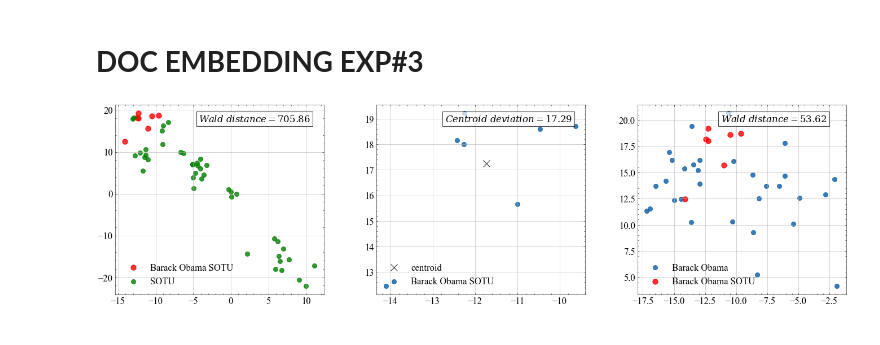
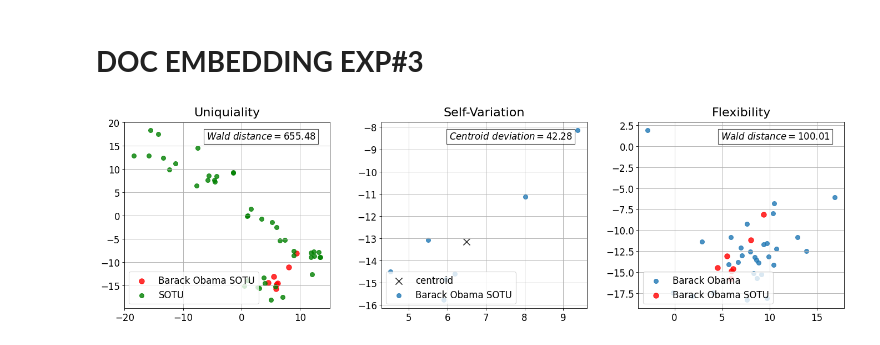
Before and after one commit to ShiyangLai/Political-Speech-Deep-Learning-Final-Project, a Jupyter notebook: notebook/word_embedding.ipynb, the cells around one changed output. Saved outputs shown, nothing was run; the diff lists cells and outputs as text; code cells hidden in the pictures.

Commit message:
visualization

```diff
--- a/notebook/word_embedding.ipynb
+++ b/notebook/word_embedding.ipynb
@@ -96,17 +96,17 @@ plt.show()
 # encode president names to numbers
 presidents_names = list(set(speech.President.values))
 labels = [presidents_names.index(name) for name in speech.President.values]
-fig, axis = plt.subplots(4, 4, figsize=(20, 15), dpi=80)
-cmap = cm.get_cmap('tab20b')
-colors = cmap.colors
-for i, president_name in enumerate(presidents_names):
-    x_index = speech[speech.President == president_name].index.values
-    axis[i//4, i%4].set_title(president_name, loc = 'left', fontsize=20, pad=12, fontweight ="bold")
-    axis[i//4, i%4].scatter(tsneDoc[x_index, 0], tsneDoc[x_index, 1], color=colors[i], s=30, alpha=0.8, label=president_name)
-    axis[i//4, i%4].tick_params(axis='both', which='major', labelsize=12)
-    axis[i//4, i%4].grid()
-    if i == 15:
-        break
+# fig, axis = plt.subplots(4, 4, figsize=(20, 15), dpi=80)
+# cmap = cm.get_cmap('tab20b')
+# colors = cmap.colors
+# for i, president_name in enumerate(presidents_names):
+#     x_index = speech[speech.President == president_name].index.values
+#     axis[i//4, i%4].set_title(president_name, loc = 'left', fontsize=20, pad=12, fontweight ="bold")
+#     axis[i//4, i%4].scatter(tsneDoc[x_index, 0], tsneDoc[x_index, 1], color=colors[i], s=30, alpha=0.8, label=president_name)
+#     axis[i//4, i%4].tick_params(axis='both', which='major', labelsize=12)
+#     axis[i//4, i%4].grid()
+#     if i == 15:
+#         break
 
-plt.subplots_adjust(left=0, bottom=0.1, right=0.9, top=0.8, wspace=0.25, hspace=0.25)
-plt.show()
+# plt.subplots_adjust(left=0, bottom=0.1, right=0.9, top=0.8, wspace=0.25, hspace=0.25)
+# plt.show()
@@ -392,14 +390,17 @@ congress_g = adj_to_graph(congress_net)
 # __DOC EMBEDDING EXP#3__
 # %%
 # import bert embedding
-bert_embedding = pd.read_csv('../dataset/president_Bert_embeddings.csv', index_col=0)
+bert_embedding = pd.read_csv('../dataset/president_Bert_embeddings_2.csv', index_col=0)
 bert_embedding = bert_embedding[bert_embedding.President.isin(focal_presidents) & bert_embedding.Context.isin(focal_topics)]
 bert_embedding.reset_index(inplace=True, drop=True)
 tsneDoc = sklearn.manifold.TSNE(n_components=2).fit_transform(bert_embedding.values[:, :-2])
 # %%
 #
 def centroid_deviation(cluster):
-    centroid = np.array([np.mean(cluster[:, i]) for i in range(cluster.shape[1])])
+    try:
+        centroid = np.array([np.mean(cluster[:, i]) for i in range(cluster.shape[1])])
+    except:
+        return 0
     pair_dist = [math.dist(centroid, point) ** 2 for point in cluster]
     return np.mean(pair_dist)
 # %%
@@ -409,7 +410,7 @@ fig, axis = plt.subplots(1, 3, figsize=(18, 6), dpi=80)
 cmap = cm.get_cmap('tab20b')
 colors = cmap.colors
 
-topics = 'SOTU'
+topic = 'SOTU'
 president = 'Barack Obama'
 
 x_index = bert_embedding[(bert_embedding.Context == topic) & (bert_embedding.President != president)].index.values
@@ -417,9 +418,10 @@ y_index = bert_embedding[(bert_embedding.President == president) & (bert_embeddi
 president_position = bert_embedding[(bert_embedding.President == president) & (bert_embedding.Context == topic)].index.values
 
 wald = ward_dist(bert_embedding[(bert_embedding.Context == topic) & (bert_embedding.President != president)].values[:,:-2],
-                 bert_embedding[(bert_embedding.President == president) & (bert_embedding.Context != topic)].values[:,:-2])
+                 bert_embedding[(bert_embedding.President == president) & (bert_embedding.Context == topic)].values[:,:-2])
 textstr = r'${Wald\ distance}=%.2f$' %(wald)
 
+axis[0].set_title('Uniquiality', fontsize=20, pad=10)
 axis[0].scatter(tsneDoc[president_position, 0], tsneDoc[president_position, 1], color='red', s=70, alpha=0.8, label=president+' '+topic)
 axis[0].scatter(tsneDoc[x_index, 0], tsneDoc[x_index, 1], color='green', s=50, alpha=0.8, label=topic)
 axis[0].tick_params(axis='both', which='major', labelsize=15)
@@ -427,31 +429,33 @@ axis[0].legend(loc=3, fontsize=15)
 axis[0].text(0.4, 0.95, textstr, transform=axis[0].transAxes, fontsize=15, verticalalignment='top', bbox = dict(facecolor = 'white', alpha = 0.7))
 axis[0].grid()
 
 centroid_dist = centroid_deviation(bert_embedding[(bert_embedding.President == president) & (bert_embedding.Context == topic)].values[:,:-2])
 textstr = r'${Centroid\ deviation}=%.2f$' %(centroid_dist)
 
+axis[1].set_title('Self-Variation', fontsize=20, pad=10)
 axis[1].scatter(np.mean(tsneDoc[president_position, 0]), np.mean(tsneDoc[president_position, 1]),
                 color='black', s=120, alpha=0.8, label='centroid', marker='x',)
 # axis[1].scatter(tsneDoc[y_index, 0], tsneDoc[y_index, 1], color='blue', s=50, alpha=0.8, label=president)
 axis[1].scatter(tsneDoc[president_position, 0], tsneDoc[president_position, 1], s=50,  alpha=0.8, label=president+' '+topic)
 axis[1].tick_params(axis='both', which='major', labelsize=15)
 axis[1].legend(loc=3, fontsize=15)
 axis[1].text(0.33, 0.95, textstr, transform=axis[1].transAxes, fontsize=15, verticalalignment='top', bbox = dict(facecolor = 'white', alpha = 0.7))
 axis[1].grid()
 
 wald = ward_dist(bert_embedding[(bert_embedding.Context != topic) & (bert_embedding.President == president)].values[:,:-2],
                  bert_embedding[(bert_embedding.President == president) & (bert_embedding.Context == topic)].values[:,:-2])
 textstr = r'${Wald\ distance}=%.2f$' %(wald)
 
+axis[2].set_title('Flexibility', fontsize=20, pad=10)
 axis[2].scatter(tsneDoc[y_index, 0], tsneDoc[y_index, 1], s=50, alpha=0.8, label=president)
 axis[2].scatter(tsneDoc[president_position, 0], tsneDoc[president_position, 1], s=70, color='red', alpha=0.8, label=president+' '+topic)
 axis[2].tick_params(axis='both', which='major', labelsize=15)
 axis[2].legend(loc=3, fontsize=15)
 axis[2].text(0.4, 0.95, textstr, transform=axis[2].transAxes, fontsize=15, verticalalignment='top', bbox = dict(facecolor = 'white', alpha = 0.7))
 axis[2].grid()
 
 plt.subplots_adjust(left=0, bottom=0.1, right=0.9, top=0.8, wspace=0.25, hspace=0.25)
 plt.savefig('distance_example.svg')
 plt.show()
 # %% [output]
-[figure, old version]
+[figure, new version]
```
Also changed, not shown: parts of 17 cells of this notebook, 2 other files.
